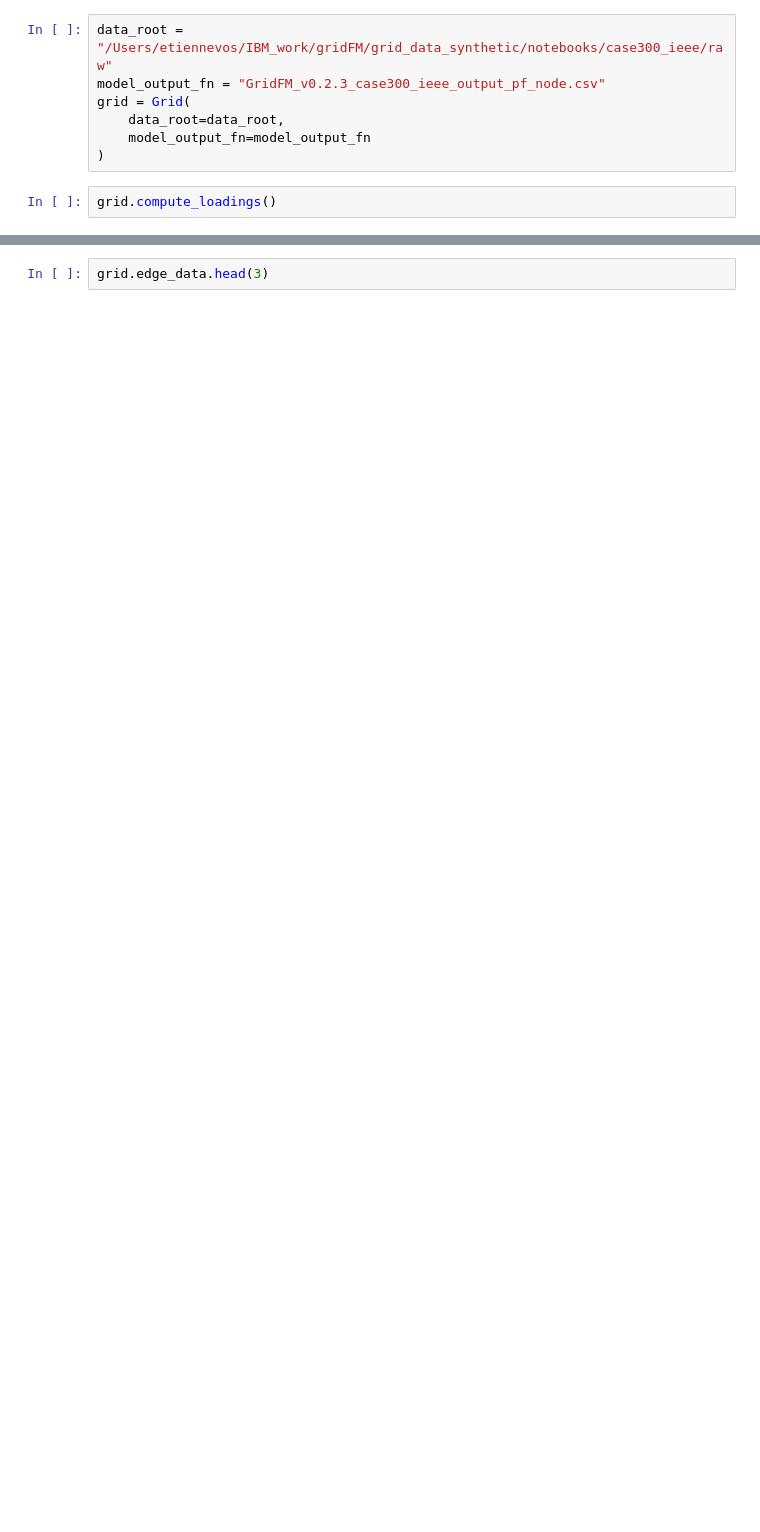
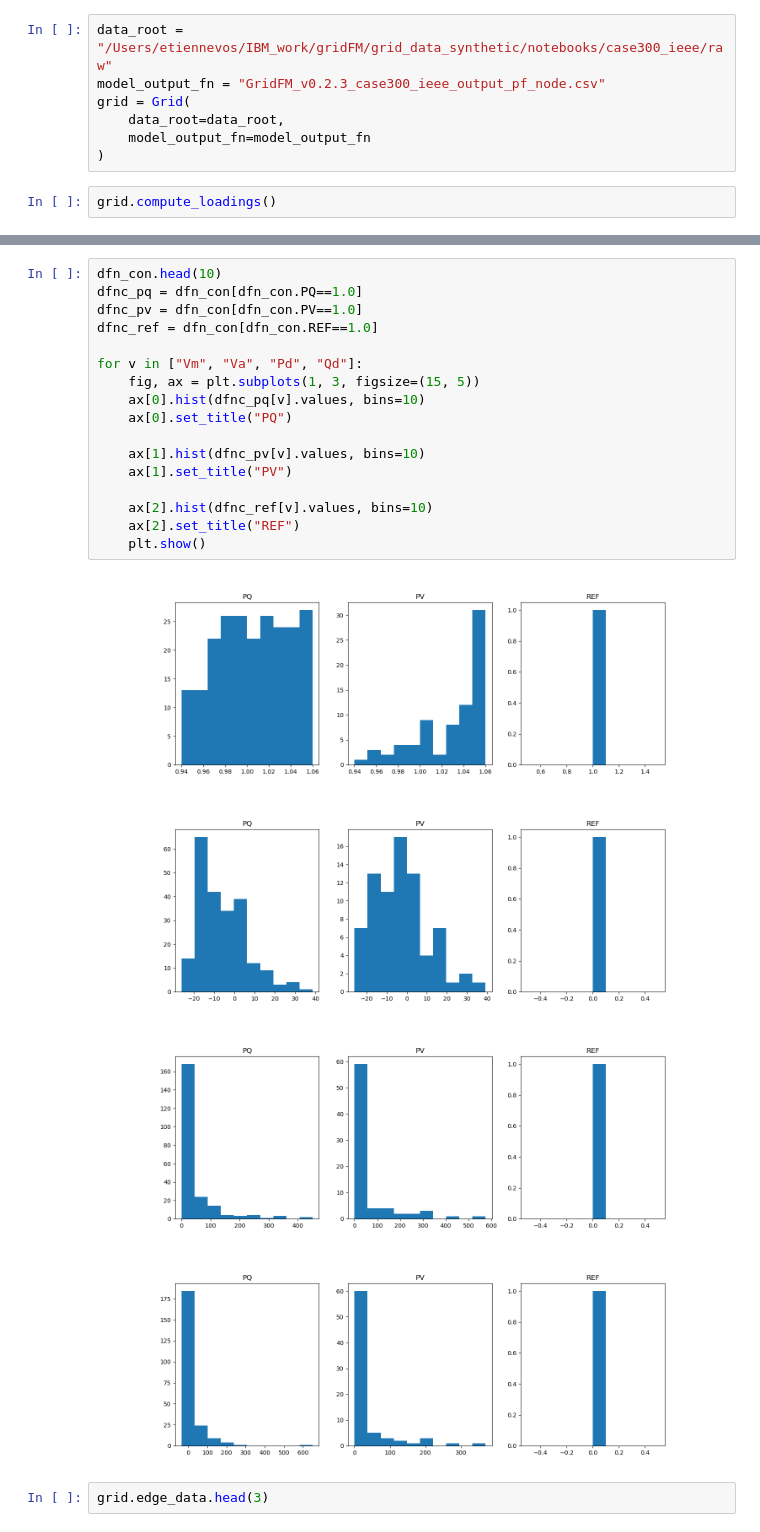
Before and after one commit to gridfm/gridfm-datakit, a Jupyter notebook: notebooks/contingency_demo.ipynb, the cells around one changed output, grey strips where cells are left out. Cells and saved outputs as stored; diff of their text form; blank space fills up the shorter version.

```diff
--- a/notebooks/contingency_demo.ipynb
+++ b/notebooks/contingency_demo.ipynb
@@ -359,3 +443,25 @@ plt.show()
+# %%
+dfn_con.head(10)
+dfnc_pq = dfn_con[dfn_con.PQ==1.0]
+dfnc_pv = dfn_con[dfn_con.PV==1.0]
+dfnc_ref = dfn_con[dfn_con.REF==1.0]
+
+for v in ["Vm", "Va", "Pd", "Qd"]:
+    fig, ax = plt.subplots(1, 3, figsize=(15, 5))
+    ax[0].hist(dfnc_pq[v].values, bins=10)
+    ax[0].set_title("PQ")
+
+    ax[1].hist(dfnc_pv[v].values, bins=10)
+    ax[1].set_title("PV")
+
+    ax[2].hist(dfnc_ref[v].values, bins=10)
+    ax[2].set_title("REF")
+    plt.show()
+# %% [output]
+[figure, added]
+[figure, added]
+[figure, added]
+[figure, added]
 # %%
 grid.edge_data.head(3)
 # %% [output]
```
Also changed, not shown: parts of 7 cells of this notebook.
